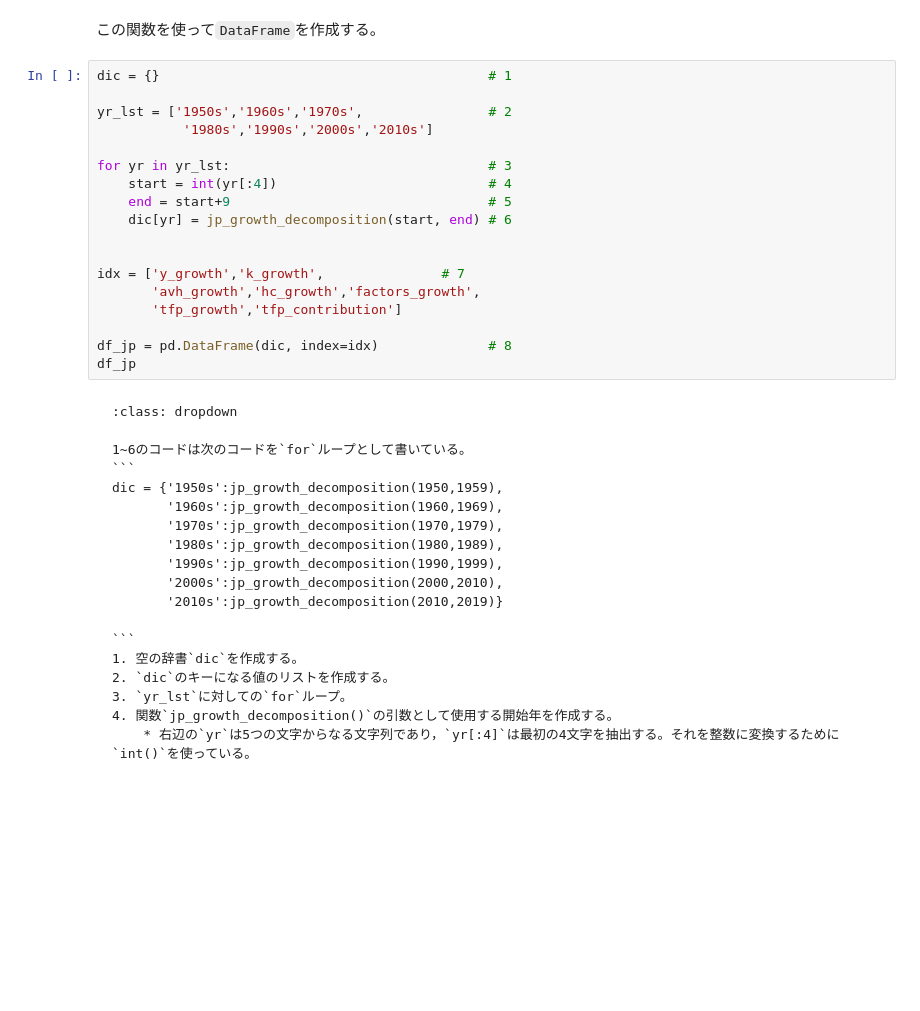
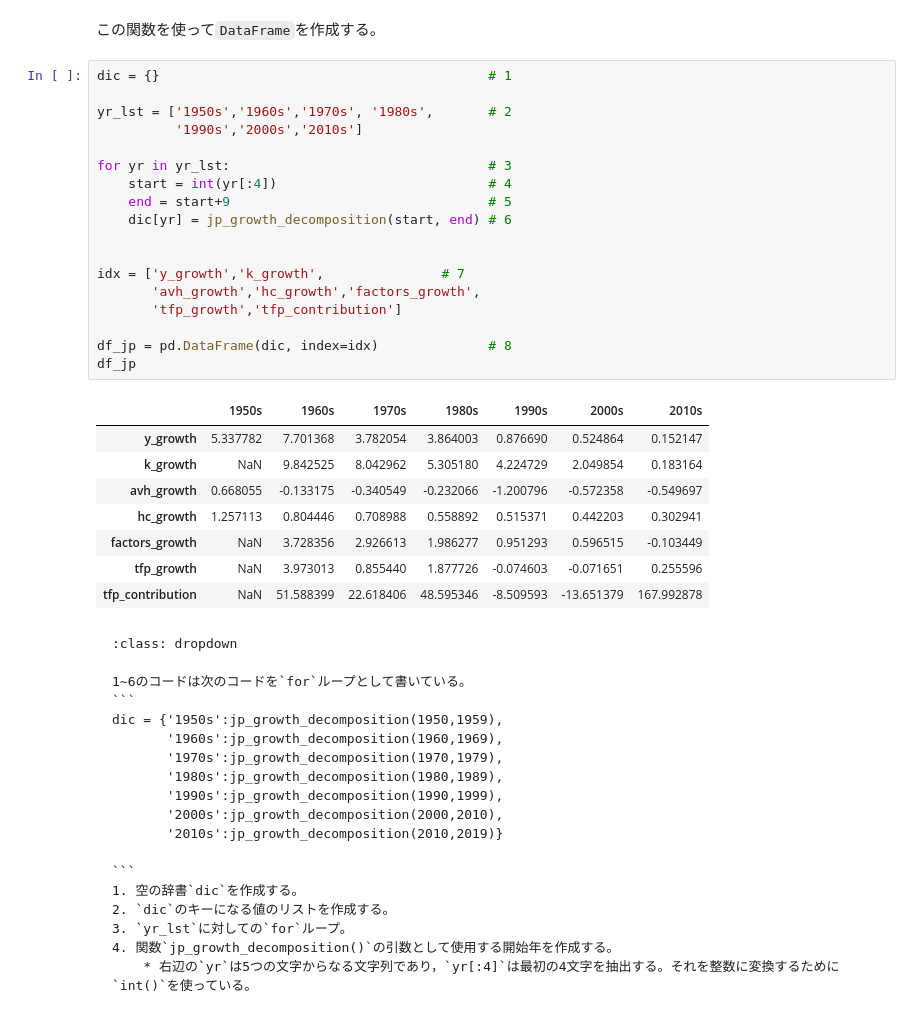
Before and after one commit to Py4Macro/py4macro.github.io, a Jupyter notebook: 5b_Growth_Accounting.ipynb, the cells around one changed output. Drawn from its saved outputs; the diff is of its cells as text; blank space fills up the shorter version.

`````diff
--- a/5b_Growth_Accounting.ipynb
+++ b/5b_Growth_Accounting.ipynb
@@ -558,21 +663,30 @@ def jp_growth_decomposition(start, end):
 # %%
 dic = {}                                          # 1
 
-yr_lst = ['1950s','1960s','1970s',                # 2
-           '1980s','1990s','2000s','2010s']
+yr_lst = ['1950s','1960s','1970s', '1980s',       # 2
+          '1990s','2000s','2010s']
 
 for yr in yr_lst:                                 # 3
     start = int(yr[:4])                           # 4
     end = start+9                                 # 5
     dic[yr] = jp_growth_decomposition(start, end) # 6
 
 
 idx = ['y_growth','k_growth',               # 7
        'avh_growth','hc_growth','factors_growth',
        'tfp_growth','tfp_contribution']
 
 df_jp = pd.DataFrame(dic, index=idx)              # 8
 df_jp
+# %% [output]
+|  | 1950s | 1960s | 1970s | 1980s | 1990s | 2000s | 2010s |
+| y_growth | 5.337782 | 7.701368 | 3.782054 | 3.864003 | 0.876690 | 0.524864 | 0.152147 |
+| k_growth | NaN | 9.842525 | 8.042962 | 5.305180 | 4.224729 | 2.049854 | 0.183164 |
+| avh_growth | 0.668055 | -0.133175 | -0.340549 | -0.232066 | -1.200796 | -0.572358 | -0.549697 |
+| hc_growth | 1.257113 | 0.804446 | 0.708988 | 0.558892 | 0.515371 | 0.442203 | 0.302941 |
+| factors_growth | NaN | 3.728356 | 2.926613 | 1.986277 | 0.951293 | 0.596515 | -0.103449 |
+| tfp_growth | NaN | 3.973013 | 0.855440 | 1.877726 | -0.074603 | -0.071651 | 0.255596 |
+| tfp_contribution | NaN | 51.588399 | 22.618406 | 48.595346 | -8.509593 | -13.651379 | 167.992878 |
 # %% [markdown]
 ````{admonition} コードの説明
 :class: dropdown
`````
Also changed, not shown: parts of 41 cells of this notebook.
